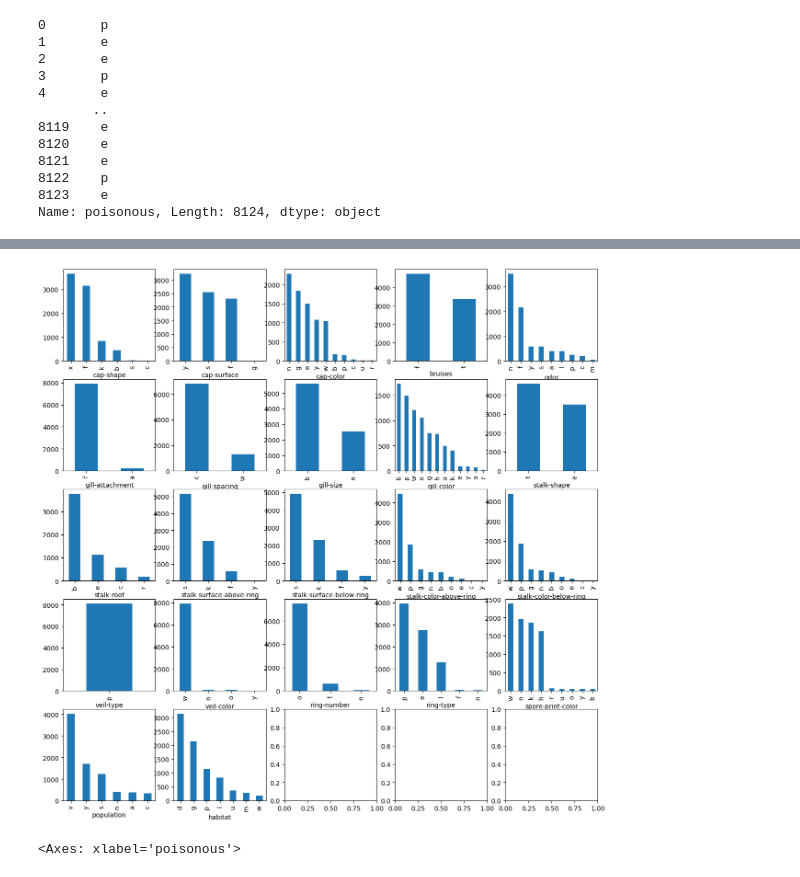
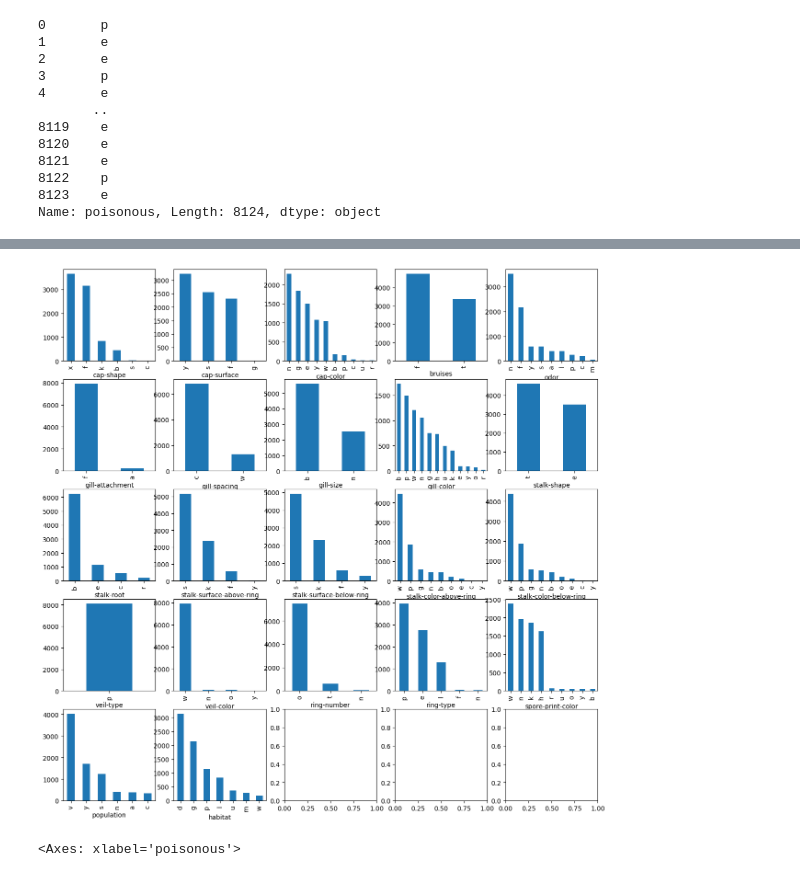
Before and after one commit to kadeezyy/AI-System, a Jupyter notebook: lab6/main.ipynb, the cells around one changed output, grey strips where cells are left out. Drawn from its saved outputs; the diff is of its cells as text; code cells hidden in the pictures.

```diff
--- a/lab6/main.ipynb
+++ b/lab6/main.ipynb
@@ -19,9 +18,9 @@ from ucimlrepo import fetch_ucirepo
 mushroom = fetch_ucirepo(id=73)
 
 # data (as pandas dataframes)
-X = mushroom.data.features
+x = mushroom.data.features
 y = mushroom.data.targets
-X.info()
+x.info()
 y.info()
 
 y = y['poisonous']
@@ -58,0 +60,3 @@ Name: poisonous, Length: 8124, dtype: object
+# %%
+x["stalk-root"].fillna(x["stalk-root"].mode()[0], inplace=True)
+x.info()
@@ -59,11 +85,11 @@ Name: poisonous, Length: 8124, dtype: object
 # %%
-fig, axs = plt.subplots(ceil(sqrt(len(X.columns))), ceil(sqrt(len(X.columns))))
-for ax, col in zip(axs.flatten(), X.columns):
-    X[col].value_counts().plot(kind="bar", ax=ax)
+fig, axs = plt.subplots(ceil(sqrt(len(x.columns))), ceil(sqrt(len(x.columns))))
+for ax, col in zip(axs.flatten(), x.columns):
+    x[col].value_counts().plot(kind="bar", ax=ax)
 fig.set_figheight(15)
 fig.set_figwidth(15)
 # %% [output]
-[figure, old version]
+[figure, new version]
 # %%
 y.value_counts().plot(kind="bar")
 # %% [output]
```
Also changed, not shown: parts of 13 cells of this notebook.
